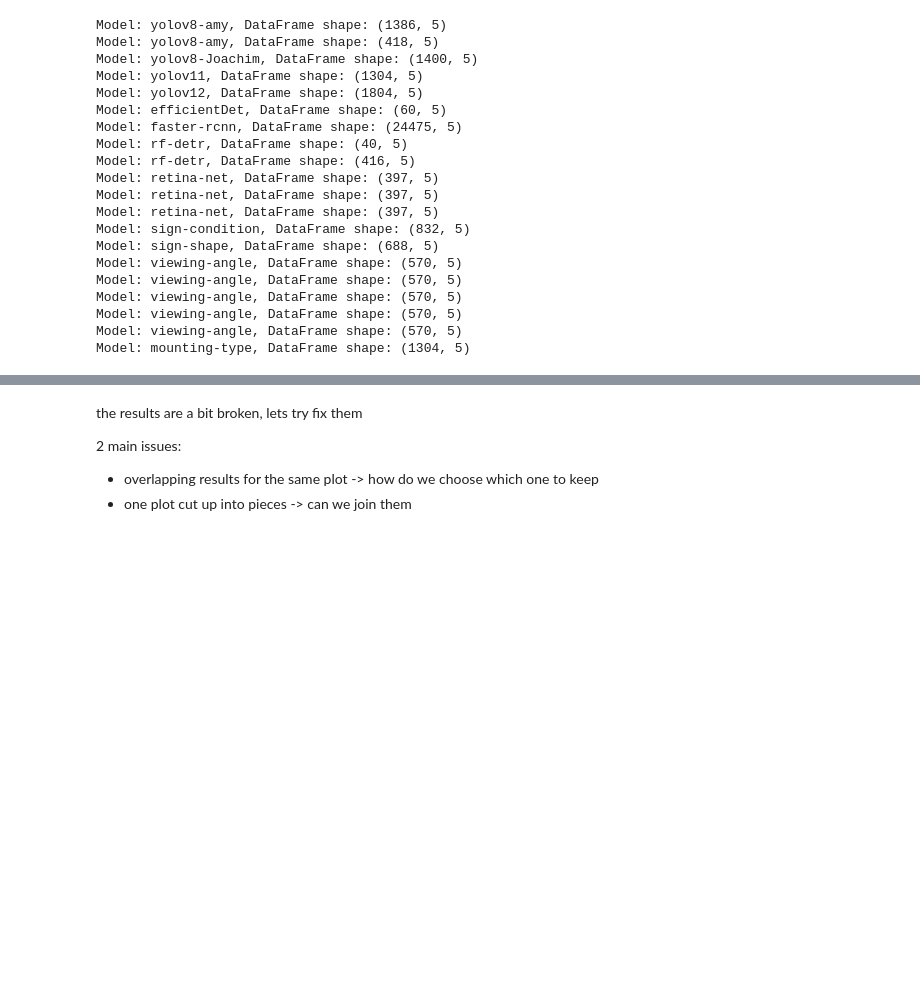
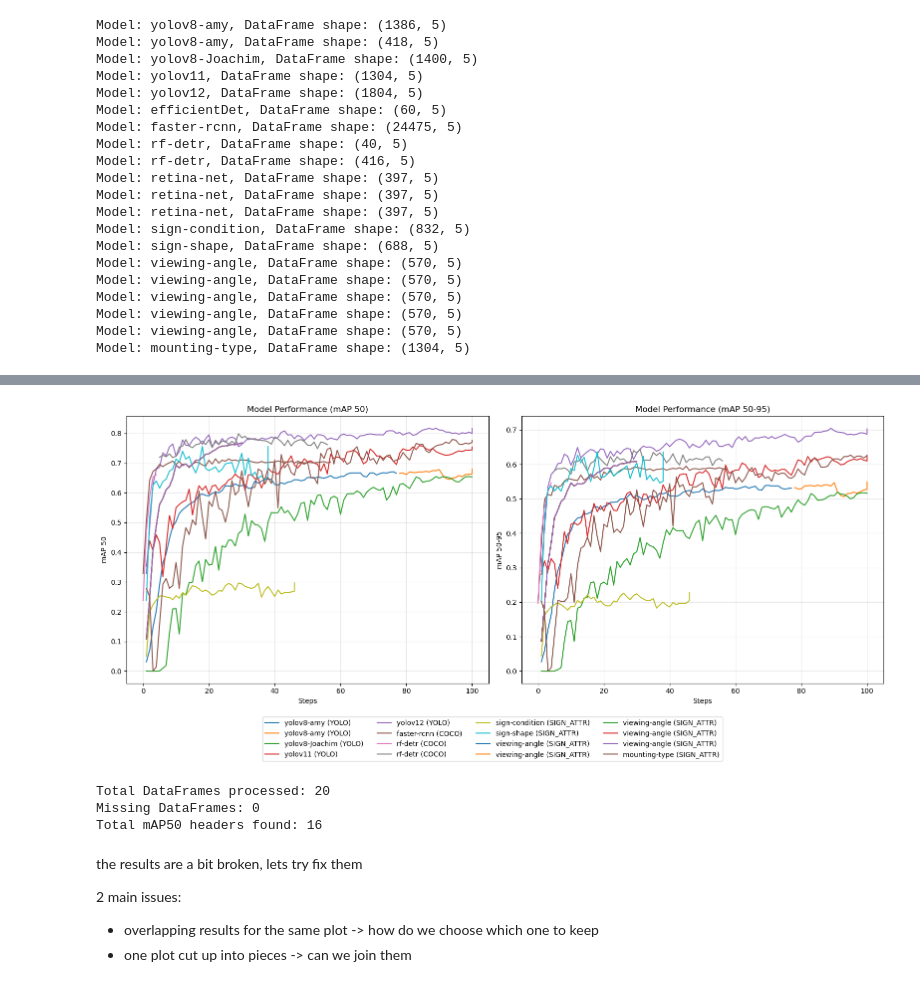
Before and after one commit to spiteriamy/ari3129-cv-group-project, a Jupyter notebook: 2c_results_comparison.ipynb, the cells around one changed output, grey strips where cells are left out. Saved outputs shown, nothing was run; the diff lists cells and outputs as text; code cells hidden in the pictures; blank space fills up the shorter version.

```diff
--- a/2c_results_comparison.ipynb
+++ b/2c_results_comparison.ipynb
@@ -244,3 +252,72 @@ Unique mAP50-95 headers found: {'metrics/mAP50_B_', 'metrics_mAP50B', 'metrics/m
+# %%
+# Increase figure width to accommodate two plots
+fig, (ax1, ax2) = plt.subplots(1, 2, figsize=(16, 7))  # type: ignore
+
+stats_dict = {
+    'missing_dfs': 0,
+    'total_dfs': 0,
+    'mAP50_headers': set(),
+    'map50_header_count': 0,
+    'mAP50-95_headers': set(),
+    'map50-95_header_count': 0
+}
+
+
+def get_label(df):
+    '''helper functions for plotting consistency'''
+    return f"{df['model'].iloc[0]} ({df['category'].iloc[0]})"
+
+
+for df in dataframes_list:
+    stats_dict['total_dfs'] += 1
+    if df.empty:
+        stats_dict['missing_dfs'] += 1
+        continue
+
+    headers = df['metric'].unique()
+    for header in headers:
+        subset = df[df['metric'] == header]
+        label = get_label(df)
+
+        # Plot Left: mAP 50
+        if is_map50(header):
+            stats_dict['mAP50_headers'].add(header)
+            stats_dict['map50_header_count'] += 1
+            ax1.plot(subset['step'], subset['value'], label=label)
+
+        # Plot Right: mAP 50-95
+        elif is_map50_95(header):
+            ax2.plot(subset['step'], subset['value'], label=label)
+
+# --- Format Left Plot ---
+ax1.set_title('Model Performance (mAP 50)')
+ax1.set_xlabel('Steps')
+ax1.set_ylabel('mAP 50')
+ax1.grid(True, alpha=0.3)
+
+# --- Format Right Plot ---
+ax2.set_title('Model Performance (mAP 50-95)')
+ax2.set_xlabel('Steps')
+ax2.set_ylabel('mAP 50-95')
+ax2.grid(True, alpha=0.3)
+
+# --- Handle Legend ---
+handles, labels = ax1.get_legend_handles_labels()
+fig.legend(handles, labels, loc='lower center',
+           bbox_to_anchor=(0.5, -0.05), ncol=4)
+
+# Make room at the bottom for the shared legend
+plt.tight_layout(rect=[0, 0.1, 1, 1])  # type: ignore
+plt.show()
+
+print(f"Total DataFrames processed: {stats_dict['total_dfs']}")
+print(f"Missing DataFrames: {stats_dict['missing_dfs']}")
+print(f"Total mAP50 headers found: {stats_dict['map50_header_count']}")
+# %% [output]
+[figure, added]
+Total DataFrames processed: 20
+Missing DataFrames: 0
+Total mAP50 headers found: 16
 # %% [markdown]
 the results are a bit broken, lets try fix them
 
```
Also changed, not shown: parts of 8 cells of this notebook.
